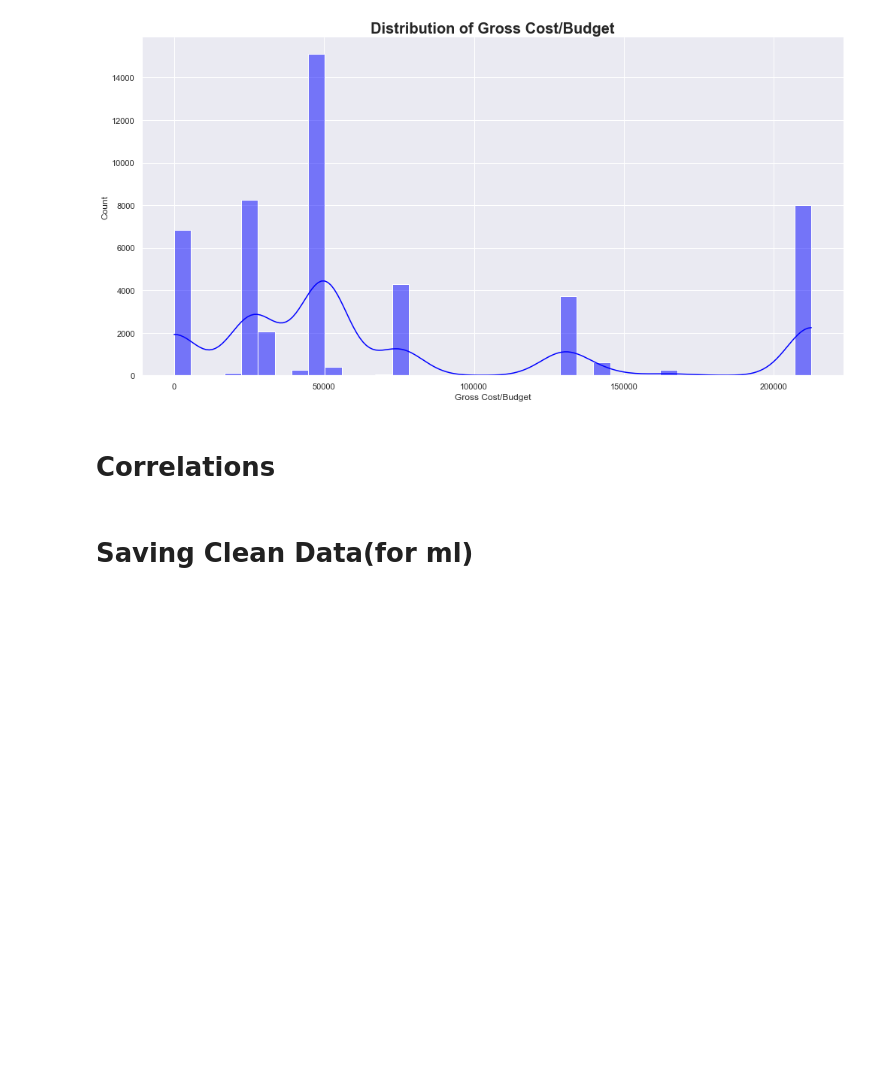
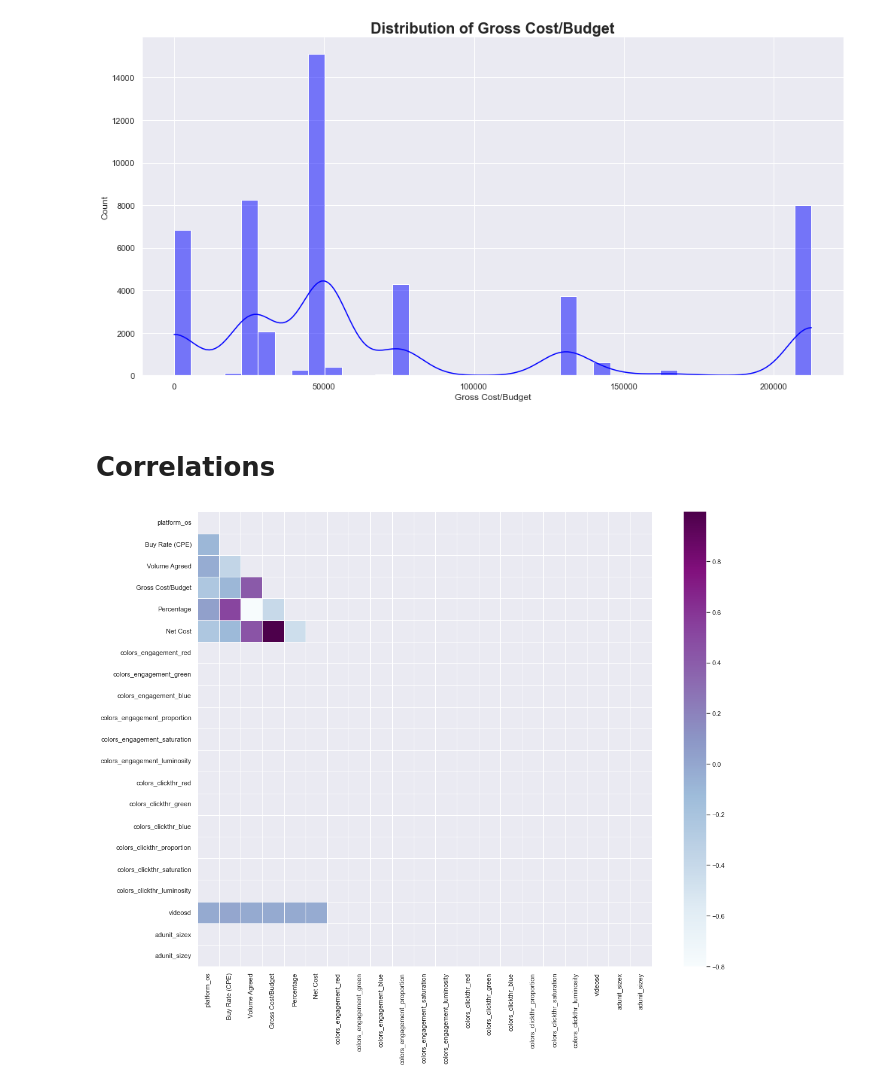
Before and after one commit to abel-blue/data-science-challenge, a Jupyter notebook: notebooks/data_exploration.ipynb, the cells around one changed output. Saved outputs shown, nothing was run; the diff lists cells and outputs as text; code cells hidden in the pictures; blank space fills up the shorter version.

Commit message:
Starting drawing insight from correlation analysis

```diff
--- a/notebooks/data_exploration.ipynb
+++ b/notebooks/data_exploration.ipynb
@@ -339,5 +339,15 @@ fig = exploration.plot_hist(df,'Gross Cost/Budget','blue')
 [figure]
 # %% [markdown]
 # Correlations
-# %% [markdown]
-# Saving Clean Data(for ml)
+# %%
+# Compute the correlation matrix
+corr_all = df.drop('kpis', axis = 1).corr()
+# upper triangle
+mask = np.zeros_like(corr_all, dtype = np.bool)
+mask[np.triu_indices_from(mask)] = True
+f, ax = plt.subplots(figsize = (19, 14))
+sns.heatmap(corr_all, mask = mask,
+            square = True, linewidths = .5, ax = ax, cmap = "BuPu")
+plt.show()
+# %% [output]
+[figure, added]
```
Also changed, not shown: parts of 2 cells of this notebook.
